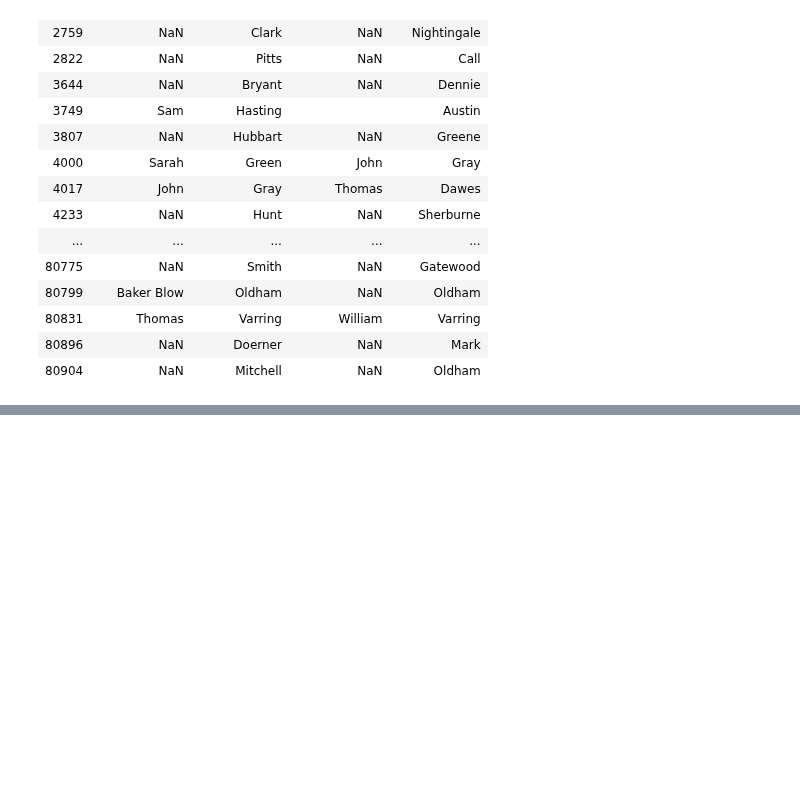
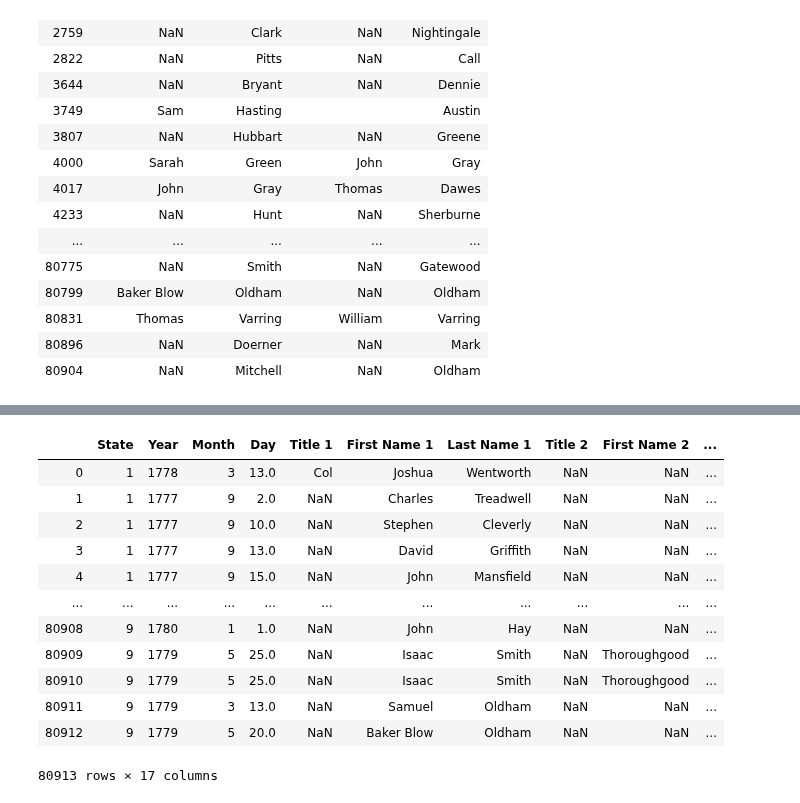
Before and after one commit to davidch2020/SPEOC-pt-1, a Jupyter notebook: chris/clean_loan_cert_9_states.ipynb, the cells around one changed output, grey strips where cells are left out. Cells and saved outputs as stored; diff of their text form; code cells hidden in the pictures; blank space fills up the shorter version.

```diff
--- a/chris/clean_loan_cert_9_states.ipynb
+++ b/chris/clean_loan_cert_9_states.ipynb
@@ -1113,2 +1101,53 @@ with pd.option_context('display.max_rows', None, 'display.max_columns', None):
+# %%
+repl_index = loans[[not pd.isnull(x) and '&' in x and pd.isnull(y) for x, y in zip(loans['First Name 1 '], loans['Title 1'])]].index
+loans.loc[repl_index, 'original text'] = [x + " " + y for x, y in zip(loans.loc[repl_index, 'First Name 1 '], loans.loc[repl_index, 'Last Name 1 '])]
+loans.loc[repl_index, ['Last Name 2']] = loans.loc[repl_index, 'Last Name 1 ']
+loans.loc[repl_index, ['Last Name 1 ']] = loans.loc[repl_index, 'First Name 1 '].apply(lambda x: x.replace("&", "")).tolist()
+loans.loc[repl_index, ['First Name 1 ']] = [np.nan] * len(repl_index)
+# %%
+repl_index = loans[loans['Last Name 1 '].apply(lambda x: not pd.isnull(x) and '&' in x)].index
+loans.loc[repl_index, 'original text'] = [x + " " + y for x, y in zip(loans.loc[repl_index, 'First Name 1 '], loans.loc[repl_index, 'Last Name 1 '])]
+loans.loc[repl_index, ['First Name 1 ']] = 'Samuel'
+loans.loc[repl_index, ['Last Name 1 ']] = 'Samuel'
+loans.loc[repl_index, ['notes']] = 'son'
+# %%
+repl_index = loans[loans['original text'].apply(lambda x: x == 'Sam Austin exec to Sam Hasting')].index
+loans.loc[repl_index, ['First Name 2']] = 'Sam'
+# %%
+repl_index = loans[loans['Last Name 1 '].apply(lambda x: x == 'Gordon Treasurer to the Convention of Ministers')].index
+loans.loc[repl_index, ['Title 1', 'Last Name 1 ', 'notes', 'original text']] = ['Treasurer', 'Gordon', 'Convention of Ministers',
+                                                                               'William Gordon Treasurer to the Convention of Ministers']
+repl_index = loans[loans['Last Name 1 '].apply(lambda x: x == 'Thurston Treas Church Wrentham')].index
+loans.loc[repl_index, ['Title 1', 'Last Name 1 ', 'notes', 'original text']] = ['Treasurer', 'Thurston', 'Church Wrentham',
+                                                                                'Daniel Thurston Treas Church Wrentham']
+repl_index = loans[loans['Last Name 1 '].apply(lambda x: x == 'Biglow Guardian to her Children')].index
+loans.loc[repl_index, ['Title 1', 'Last Name 1 ', 'notes', 'original text']] = ['Guardian', 'Biglow', 'children',
+                                                                                'Anna Biglow Guardian to her Children']
+repl_index = loans[loans['Last Name 1 '].apply(lambda x: x == 'Miller Treas Westminster')].index
+loans.loc[repl_index, ['Title 1', 'Last Name 1 ', 'notes', 'original text']] = ['Treas', 'Miller', 'Westminster',
+                                                                                'Joseph Miller Treas Westminster']
+repl_index = loans[loans['Last Name 1 '].apply(lambda x: x == 'Allen Executor to B Winchester')].index
+loans.loc[repl_index, ['Title 1', 'Last Name 1 ', 'First Name 2', 'Last Name 2', 'original text']] = ['Executor', 'Allen', 'B', 'Winchester',
+                                                                                                      'Joseph Allen Executor to B Winchester']
+repl_index = loans[loans['Last Name 1 '].apply(lambda x: x == 'Estates')].index
+loans.loc[repl_index, ['First Name 1 ', 'Last Name 1 ', 'notes']] = ['Simon', 'Dreisbach', 'Estates']
+repl_index = loans[loans['Last Name 1 '].apply(lambda x: x == 'Comp.')].index
+loans.loc[repl_index, ['First Name 1 ', 'Last Name 1 ', 'notes']] = ['SD', 'George', 'Comp.']
+# %%
+loans
+# %% [output]
+|  | State | Year | Month | Day | Title 1 | First Name 1 | Last Name 1 | Title 2 | First Name 2 | ... |
+| 0 | 1 | 1778 | 3 | 13.0 | Col | Joshua | Wentworth | NaN | NaN | ... |
+| 1 | 1 | 1777 | 9 | 2.0 | NaN | Charles | Treadwell | NaN | NaN | ... |
+| 2 | 1 | 1777 | 9 | 10.0 | NaN | Stephen | Cleverly | NaN | NaN | ... |
+| 3 | 1 | 1777 | 9 | 13.0 | NaN | David | Griffith | NaN | NaN | ... |
+| 4 | 1 | 1777 | 9 | 15.0 | NaN | John | Mansfield | NaN | NaN | ... |
+| ... | ... | ... | ... | ... | ... | ... | ... | ... | ... | ... |
+| 80908 | 9 | 1780 | 1 | 1.0 | NaN | John | Hay | NaN | NaN | ... |
+| 80909 | 9 | 1779 | 5 | 25.0 | NaN | Isaac | Smith | NaN | Thoroughgood | ... |
+| 80910 | 9 | 1779 | 5 | 25.0 | NaN | Isaac | Smith | NaN | Thoroughgood | ... |
+| 80911 | 9 | 1779 | 3 | 13.0 | NaN | Samuel | Oldham | NaN | NaN | ... |
+| 80912 | 9 | 1779 | 5 | 20.0 | NaN | Baker Blow | Oldham | NaN | NaN | ... |
+80913 rows × 17 columns
 # %%
 loans.to_csv('Data/Pre1790/cleaned/loan_office_certificates_9_states_cleaned.csv')
```
Also changed, not shown: parts of 4 cells of this notebook, 21 other files.
